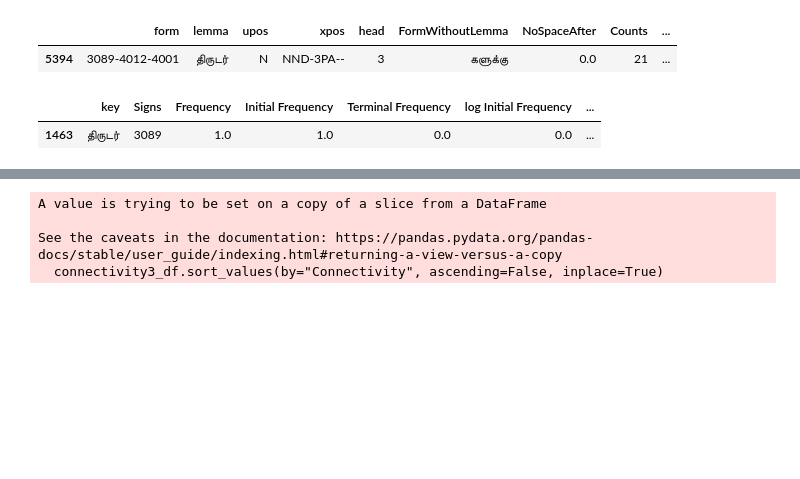
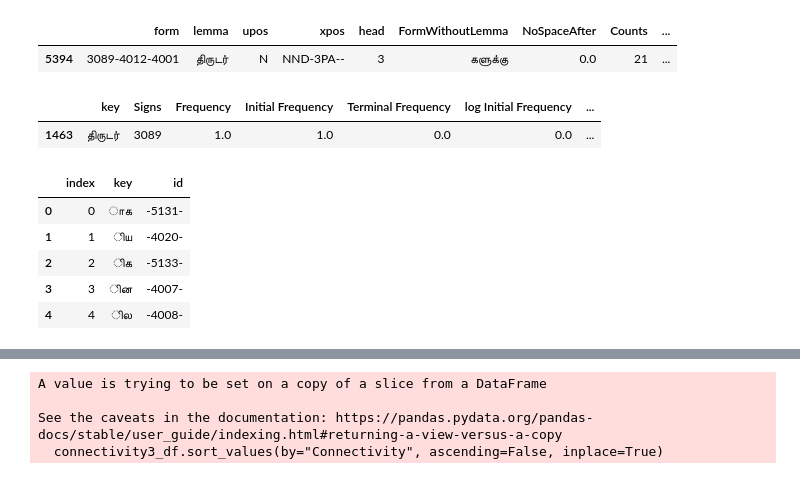
Before and after one commit to Kee2u/Deciphering_the_Indus_Valley_Script, a Jupyter notebook: Statistical_Analysis/Multivariate_Segmentation.ipynb, the cells around one changed output, grey strips where cells are left out. Saved outputs shown, nothing was run; the diff lists cells and outputs as text; code cells hidden in the pictures; blank space fills up the shorter version.

```diff
--- a/Statistical_Analysis/Multivariate_Segmentation.ipynb
+++ b/Statistical_Analysis/Multivariate_Segmentation.ipynb
@@ -625,3 +626,13 @@ all_logograms[all_logograms["Signs"]=="3089"]
 # %% [output]
 |  | key | Signs | Frequency | Initial Frequency | Terminal Frequency | log Initial Frequency | ... |
 | 1463 | திருடர் | 3089 | 1.0 | 1.0 | 0.0 | 0.0 | ... |
+# %%
+syllable_df = pd.read_sql_table('syllables', con=engine)
+syllable_df.head()
+# %% [output]
+|  | index | key | id |
+| 0 | 0 | ாக | -5131- |
+| 1 | 1 | ிய | -4020- |
+| 2 | 2 | ிக | -5133- |
+| 3 | 3 | ின | -4007- |
+| 4 | 4 | ில | -4008- |
```
Also changed, not shown: parts of 7 cells of this notebook, 9 other files.
